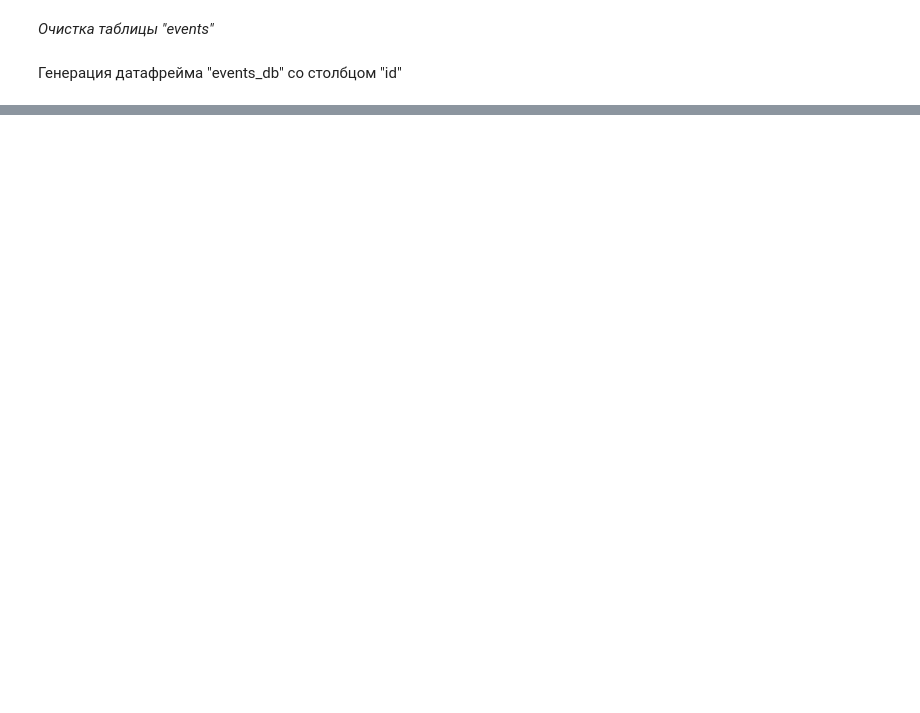
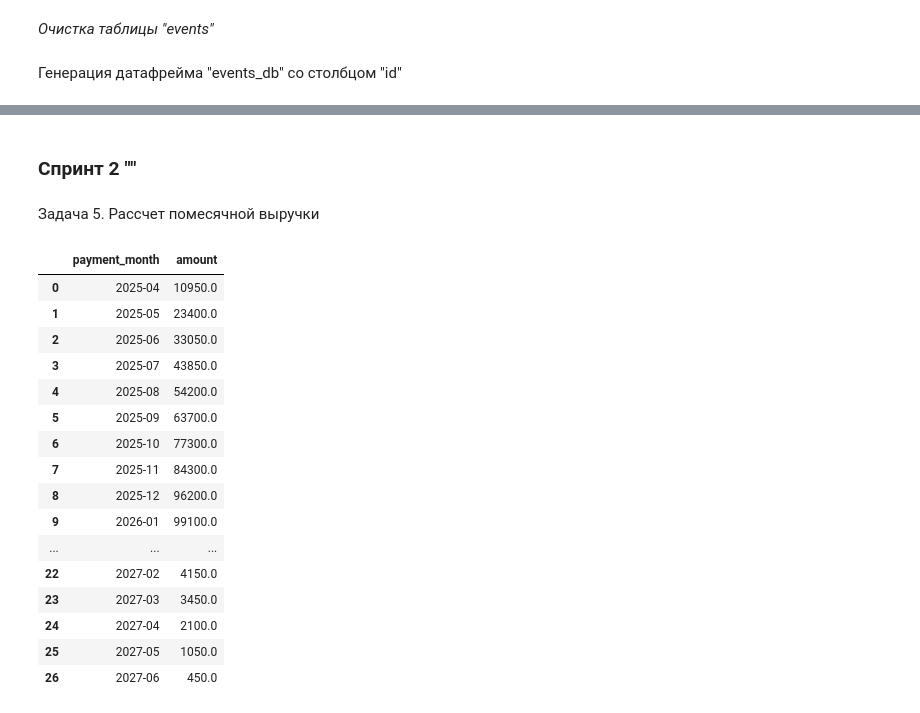
Before and after one commit to botkin24/saas_analytics, a Jupyter notebook: notebooks/01_eda.ipynb, the cells around one changed output, grey strips where cells are left out. Saved outputs shown, nothing was run; the diff lists cells and outputs as text; code cells hidden in the pictures; blank space fills up the shorter version.

```diff
--- a/notebooks/01_eda.ipynb
+++ b/notebooks/01_eda.ipynb
@@ -246,0 +249,28 @@ Index(['id', 'user_id', 'event_type', 'event_time'], dtype='str')
+# %% [markdown]
+### Спринт 2 ""
+# %% [markdown]
+Задача 5. Рассчет помесячной выручки
+# %%
+df_success_payment = payments_db[payments_db["status"] == "succeeded"].copy()
+df_success_payment["payment_date"] = pd.to_datetime(df_success_payment["payment_date"])
+df_success_payment["payment_month"] = df_success_payment["payment_date"].dt.to_period("M")
+df_monthly_revenue = df_success_payment.groupby("payment_month")["amount"].sum().reset_index()
+df_monthly_revenue
+# %% [output]
+|  | payment_month | amount |
+| 0 | 2025-04 | 10950.0 |
+| 1 | 2025-05 | 23400.0 |
+| 2 | 2025-06 | 33050.0 |
+| 3 | 2025-07 | 43850.0 |
+| 4 | 2025-08 | 54200.0 |
+| 5 | 2025-09 | 63700.0 |
+| 6 | 2025-10 | 77300.0 |
+| 7 | 2025-11 | 84300.0 |
+| 8 | 2025-12 | 96200.0 |
+| 9 | 2026-01 | 99100.0 |
+| ... | ... | ... |
+| 22 | 2027-02 | 4150.0 |
+| 23 | 2027-03 | 3450.0 |
+| 24 | 2027-04 | 2100.0 |
+| 25 | 2027-05 | 1050.0 |
+| 26 | 2027-06 | 450.0 |
```
Also changed, not shown: parts of 11 cells of this notebook.
